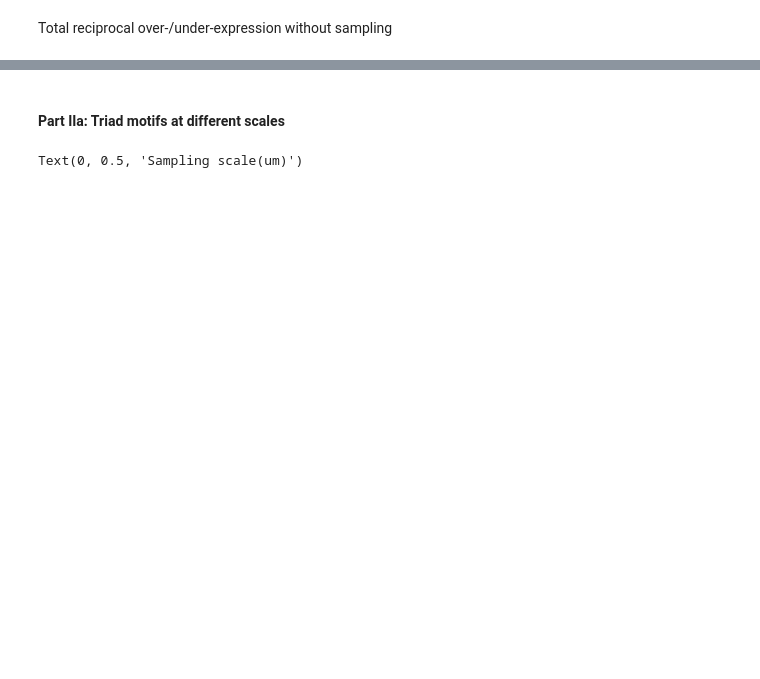
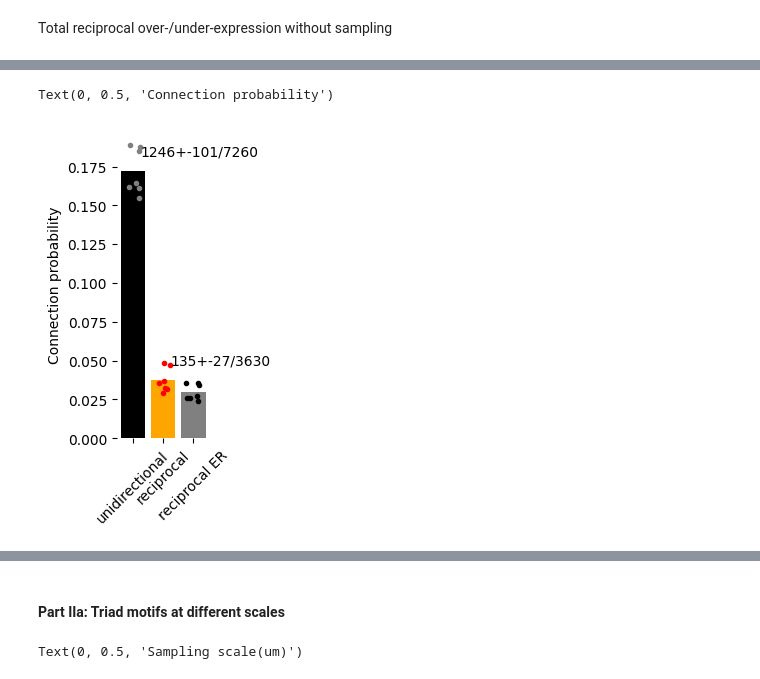
Before and after one commit to MWolfR/individual_morphology_effect, a Jupyter notebook: Patch_sample_triad_overexpression.ipynb, the cells around one changed output, grey strips where cells are left out. Cells and saved outputs as stored; diff of their text form; code cells hidden in the pictures; blank space fills up the shorter version.

```diff
--- a/Patch_sample_triad_overexpression.ipynb
+++ b/Patch_sample_triad_overexpression.ipynb
@@ -483,0 +510,14 @@ Time spent classifying triads: 0.0018315315246582031
+# %%
+campaign_cfg = {
+    "decomposition_plane": ["x", "z"], # What are the horizontal axes of the volume?Decomposition will happen in this plane.
+    "decomposition_sz": 250,
+    "min_column_sz": 500, # After decomposition, columns smaller than this will be discarded,
+    "mv_cv": [[145**2, 0], [0, 150**2]], # Describes the patch sampling spatial dimensions. 40 ** 2 will sample neuron pairs up to ~100 um.
+    "patch_kwargs": {
+        "slice_thickness": 200,
+        "n_samples": 55, # The number of times the patch sampling procedure will be applied
+        "n_patch": 12 # Up to this number of neurons will be sampled together
+    }
+}
+
+counts, deltas, P = execute_slice_and_patch_campaign(M, campaign_cfg)
@@ -490,0 +730,43 @@ P_rec_ttl = M.to_reciprocal().matrix.nnz / (len(M) * (len(M) - 1))
+# %%
+deltas = deltas[(deltas != 0).any(axis=1)]
+
+tst = deltas.reset_index().groupby("subvolume")["level_1"].value_counts().unstack("level_1")
+tst["connected"] = tst["reciprocal"] + tst["unidirectional"]
+tst["reciprocal_pairs"] = tst["reciprocal"] / 2 # Because the original analysis counts rc pairs twice, once for each direction
+tst["sorted_pairs"] = tst["connected"] + tst["unconnected"]
+tst["pairs"] = tst["sorted_pairs"] / 2
+
+count = int(tst["sorted_pairs"][0]) # All samplings have the same number. Just using the first.
+count_b = int(tst["pairs"][0])
+
+fig = plt.figure(figsize=(1.2, 4))
+ax = fig.gca()
+
+x = 0.5 * (numpy.random.rand(len(tst)) - 0.5) + 0
+y = tst["connected"].sum() / tst["sorted_pairs"].sum()
+mn = int(tst["connected"].mean()); sd = int(tst["connected"].std())
+ax.bar(0, y, color="black")
+ax.plot(x, tst["connected"] / tst["sorted_pairs"], marker='.', color="grey", ls="None")
+ax.text(0.25, y + 0.01, "{0}+-{1}/{2}".format(mn, sd, count))
+
+x = 0.5 * (numpy.random.rand(len(tst)) - 0.5) + 1
+y = tst["reciprocal_pairs"].sum() / tst["pairs"].sum()
+mn = int(tst["reciprocal_pairs"].mean()); sd = int(tst["reciprocal_pairs"].std())
+ax.bar(1, y, color="orange")
+ax.plot(x, tst["reciprocal_pairs"] / tst["pairs"], marker='.', color="red", ls="None")
+ax.text(1.25, y + 0.01, "{0}+-{1}/{2}".format(mn, sd, count_b))
+
+x = 0.5 * (numpy.random.rand(len(tst)) - 0.5) + 2
+y = (tst["connected"].sum() / tst["sorted_pairs"].sum()) ** 2
+smpls = tst["pairs"] * (tst["connected"] / tst["sorted_pairs"]) ** 2
+mn = int(smpls.mean()); sd = int(smpls.std())
+ax.bar(2, y, color="grey")
+ax.plot(x, (tst["connected"] / tst["sorted_pairs"]) ** 2, marker='.', color="black", ls="None")
+# ax.text(2.25, y + 0.01, "{0}+-{1}/{2}".format(mn, sd, count_b))
+
+ax.set_xticks([0, 1, 2]); ax.set_xticklabels(["unidirectional", "reciprocal", "reciprocal ER"], rotation=45)
+ax.set_frame_on(False)
+ax.set_ylabel("Connection probability")
+# %% [output]
+Text(0, 0.5, 'Connection probability')
+[figure, added]
```
Also changed, not shown: parts of 16 cells of this notebook.
